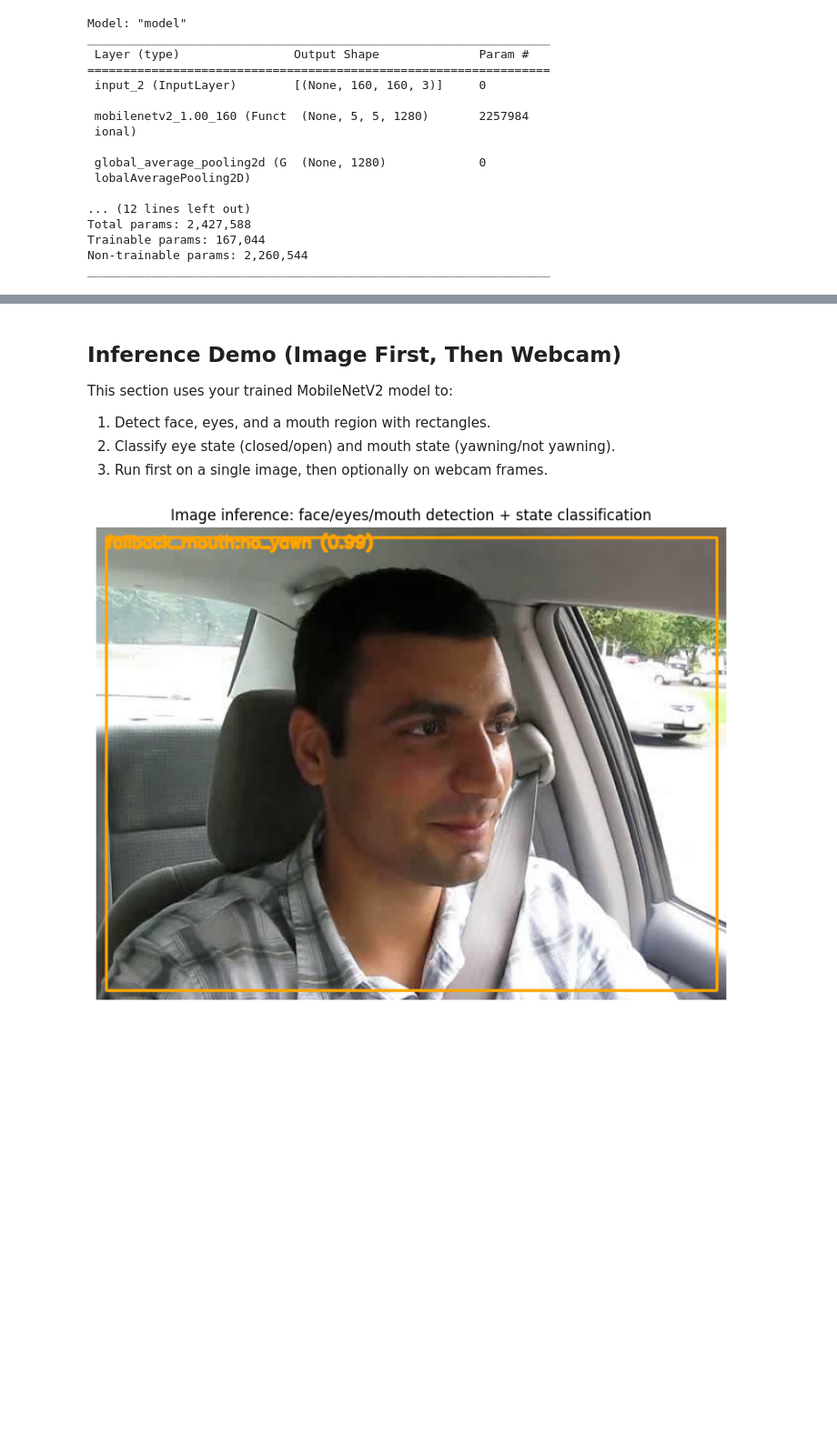
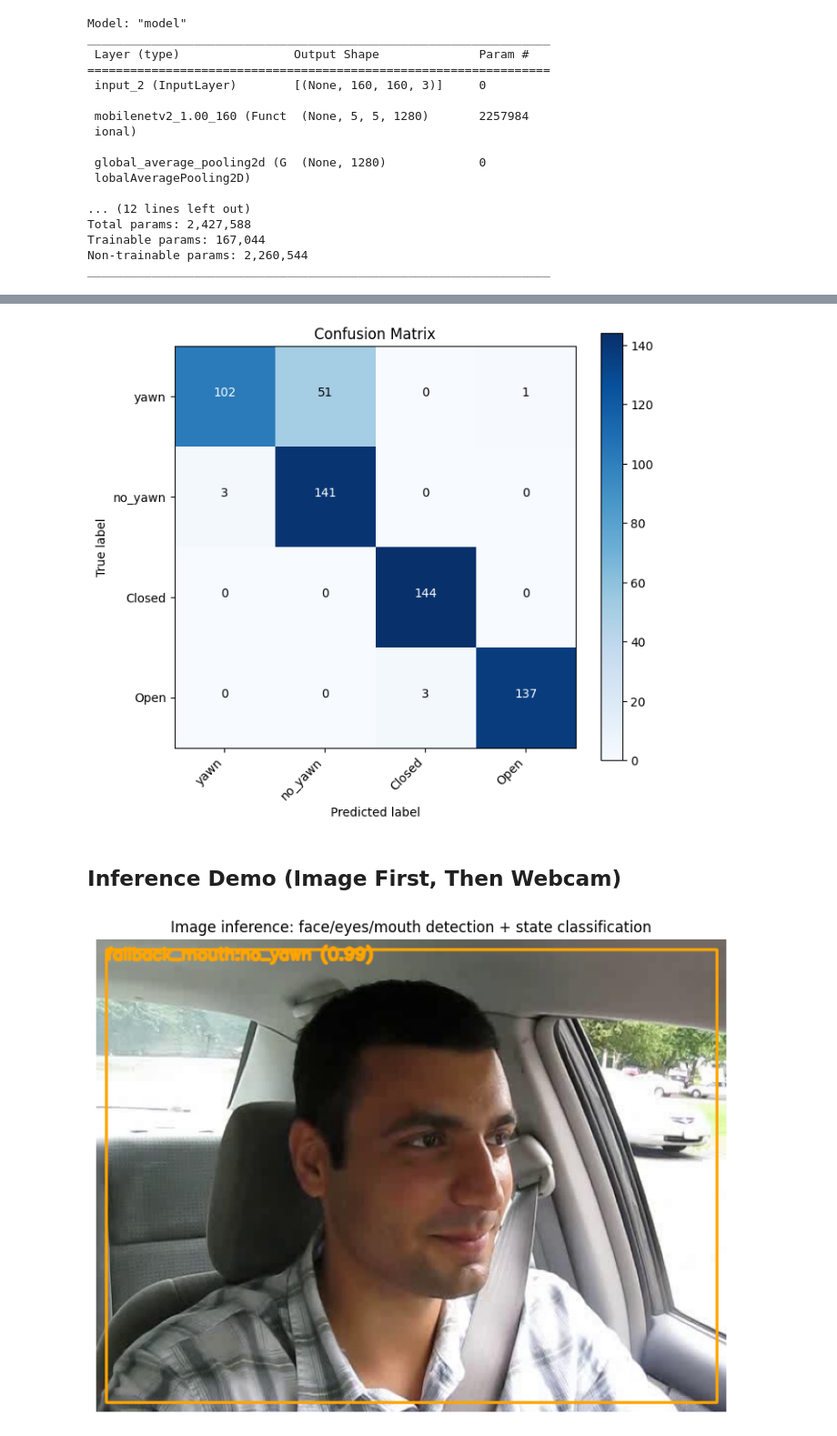
Before and after one commit to DanielMelo46/Neural_Networks_Project, a Jupyter notebook: drowsiness_detection.ipynb, the cells around one changed output, grey strips where cells are left out. Shown at 91% size. Saved outputs shown, nothing was run; the diff lists cells and outputs as text; code cells hidden in the pictures; blank space fills up the shorter version.

```diff
--- a/drowsiness_detection.ipynb
+++ b/drowsiness_detection.ipynb
@@ -331,10 +359,50 @@ def get_label(prediction_label):
+# %%
+import numpy as np
+
+# Ensure generator starts at the first batch so predictions align with labels
+test_generator.reset()
+
+y_pred_probs = best_model.predict(test_generator, verbose=0)
+y_pred = np.argmax(y_pred_probs, axis=1)
+
+y_arr = np.array(test_generator.y)
+y_true = np.argmax(y_arr, axis=1) if y_arr.ndim > 1 else y_arr.astype(int)
+
+cm = confusion_matrix(y_true, y_pred)
+
+# 0=yawn, 1=no_yawn, 2=Closed, 3=Open
+class_names = ["yawn", "no_yawn", "Closed", "Open"]
+label_ids = list(range(len(class_names)))
+
+
+plt.figure(figsize=(7, 6))
+plt.imshow(cm, interpolation="nearest", cmap=plt.cm.Blues)
+plt.title("Confusion Matrix")
+plt.colorbar()
+
+tick_marks = np.arange(len(class_names))
+plt.xticks(tick_marks, class_names, rotation=45, ha="right")
+plt.yticks(tick_marks, class_names)
+
+threshold = cm.max() / 2.0
+for i in range(cm.shape[0]):
+    for j in range(cm.shape[1]):
+        plt.text(
+            j,
+            i,
+            format(cm[i, j], "d"),
+            horizontalalignment="center",
+            color="white" if cm[i, j] > threshold else "black",
+        )
+
+plt.ylabel("True label")
+plt.xlabel("Predicted label")
+plt.tight_layout()
+plt.show()
+# %% [output]
+[figure, added]
 # %% [markdown]
 ## Inference Demo (Image First, Then Webcam)
-
-This section uses your trained MobileNetV2 model to:
-1. Detect face, eyes, and a mouth region with rectangles.
-2. Classify eye state (closed/open) and mouth state (yawning/not yawning).
-3. Run first on a single image, then optionally on webcam frames.
 # %%
 from tensorflow.keras.models import load_model
 import numpy as np
```
Also changed, not shown: parts of 9 cells of this notebook, 2 other files.
